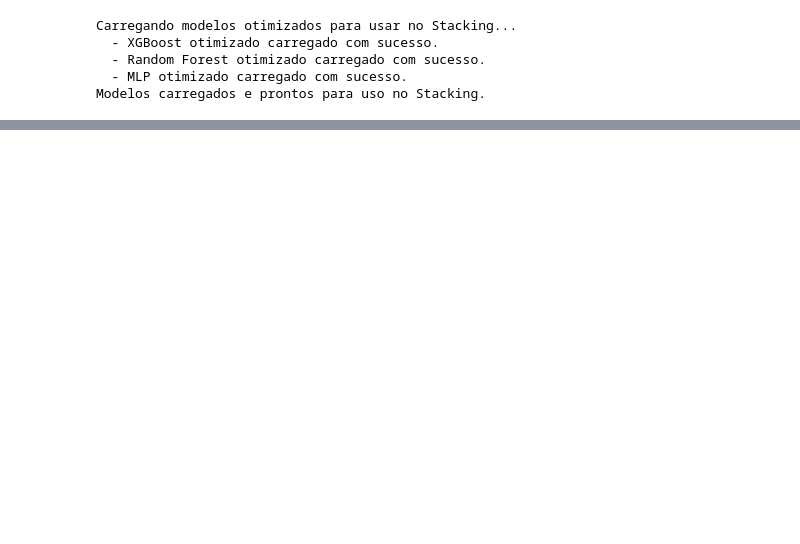
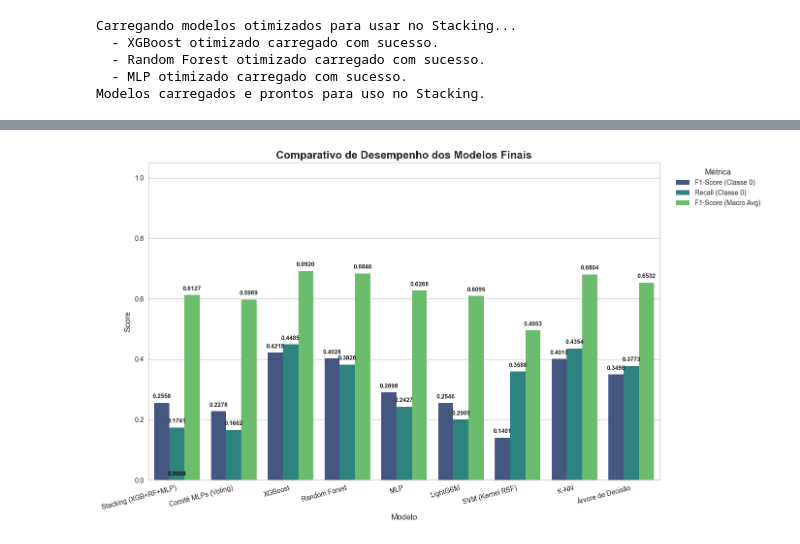
Before and after one commit to Eduardocin/employee-access-predictor, a Jupyter notebook: projeto_models.ipynb, the cells around one changed output, grey strips where cells are left out. Cells and saved outputs as stored; diff of their text form; code cells hidden in the pictures; blank space fills up the shorter version.

```diff
--- a/projeto_models.ipynb
+++ b/projeto_models.ipynb
@@ -1491,0 +1524,85 @@ print(f"Melhores Parâmetros: {all_results_stacking['Stacking']['overall_best_pa
+# %%
+import joblib
+import pandas as pd
+import matplotlib.pyplot as plt
+import seaborn as sns
+from sklearn.metrics import classification_report
+
+# --- 1. Defina os nomes e caminhos dos seus modelos finais ---
+# Adapte os nomes e caminhos conforme necessário
+modelos_para_comparar = {
+    "Stacking (XGB+RF+MLP)": "modelos/stacking_model_otimizado.pkl",
+    "Comitê MLPs (Voting)": "modelos/comite_mlp_final.pkl",
+    "XGBoost": "modelos/XGBoost_otimizado.pkl",
+    "Random Forest": "modelos/Random Forest_otimizado.pkl",
+    "MLP": "modelos/MLP_otimizado.pkl",
+    "LightGBM": "modelos/LightGBM_otimizado.pkl",
+    "SVM (Kernel RBF)": "modelos/SVM (Kernel RBF)_otimizado.pkl",
+    "K-NN": "modelos/K-NN_otimizado.pkl",
+    "Árvore de Decisão": "modelos/Árvore de Decisão_otimizado.pkl"
+}
+
+# --- 2. Calcule as métricas para cada modelo ---
+resultados = []
+for nome, caminho in modelos_para_comparar.items():
+    print(f"Avaliando o modelo: {nome}...")
+    try:
+        # Carrega o modelo
+        modelo = joblib.load(caminho)
+
+        # Faz predições no conjunto de teste
+        y_pred = modelo.predict(X_test_clean)
+
+        # Gera o relatório de classificação e extrai as métricas
+        report = classification_report(y_test, y_pred, output_dict=True)
+
+        f1_classe_0 = report['0']['f1-score']
+        recall_classe_0 = report['0']['recall']
+        f1_macro = report['macro avg']['f1-score']
+
+        resultados.append({
+            "Modelo": nome,
+            "F1-Score (Classe 0)": f1_classe_0,
+            "Recall (Classe 0)": recall_classe_0,
+            "F1-Score (Macro Avg)": f1_macro
+        })
+
+    except FileNotFoundError:
+        print(f"--> Aviso: Arquivo não encontrado em '{caminho}'. Pulando este modelo.")
+    except Exception as e:
+        print(f"--> Erro ao processar o modelo {nome}: {e}")
+
+
+# --- 3. Crie e exiba o gráfico de barras ---
+if resultados:
+    # Converte os resultados para um DataFrame do Pandas
+    df_resultados = pd.DataFrame(resultados)
+    df_melted = df_resultados.melt(id_vars="Modelo", var_name="Métrica", value_name="Valor")
+
+    # Plota o gráfico
+    plt.style.use('seaborn-v0_8-whitegrid')
+    plt.figure(figsize=(14, 8))
+    ax = sns.barplot(data=df_melted, x="Modelo", y="Valor", hue="Métrica", palette="viridis")
+
+    # Adiciona os valores nas barras para melhor visualização
+    for p in ax.patches:
+        ax.annotate(f'{p.get_height():.4f}',
+                    (p.get_x() + p.get_width() / 2., p.get_height()),
+                    ha='center', va='center',
+                    xytext=(0, 9),
+                    textcoords='offset points',
+                    fontsize=9,
+                    fontweight='bold')
+
+    plt.title('Comparativo de Desempenho dos Modelos Finais', fontsize=16, fontweight='bold')
+    plt.ylabel('Score', fontsize=12)
+    plt.xlabel('Modelo', fontsize=12)
+    plt.xticks(rotation=15, ha="right")
+    plt.ylim(0, 1.05)
+    plt.legend(title='Métrica', bbox_to_anchor=(1.02, 1), loc='upper left')
+    plt.tight_layout()
+    plt.show()
+
+else:
+    print("\\nNenhum resultado para plotar. Verifique os caminhos dos arquivos dos modelos.")
+# %% [output]
@@ -1491,0 +1618 @@ print(f"Melhores Parâmetros: {all_results_stacking['Stacking']['overall_best_pa
+[figure, added]
```
Also changed, not shown: parts of 25 cells of this notebook, 2 other files.
